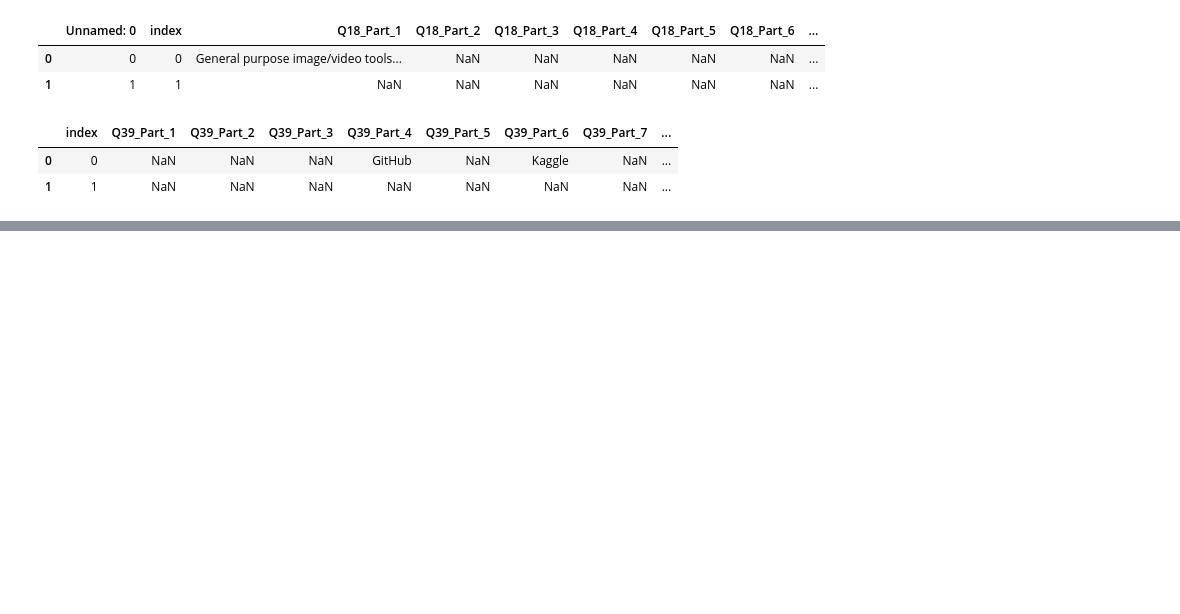
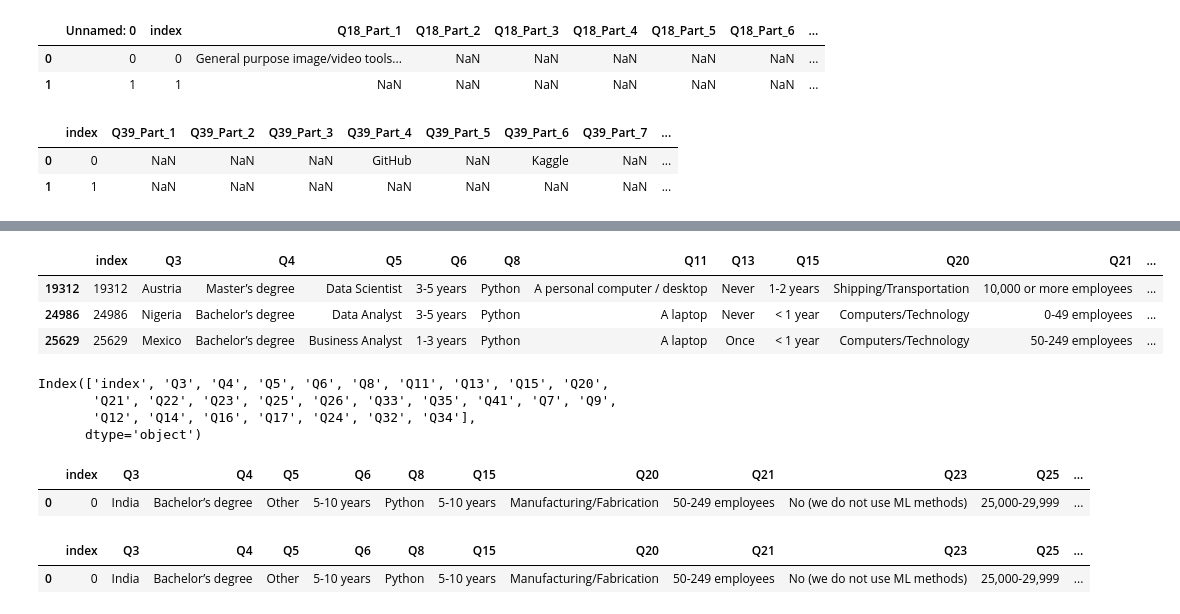
Before and after one commit to Adalab/project-da-promo-d-modulo-2-team-4, a Jupyter notebook: seleccion-columnas.ipynb, the cells around one changed output, grey strips where cells are left out. Cells and saved outputs as stored; diff of their text form; code cells hidden in the pictures; blank space fills up the shorter version.

```diff
--- a/seleccion-columnas.ipynb
+++ b/seleccion-columnas.ipynb
@@ -32,0 +54,16 @@ df_data_kaggle.head(2)
+# %%
+df_txt = pd.read_csv("archivos_originales/_data_txt_clean.txt", sep = ";")
+# %%
+df_txt.sample(3)
+# %% [output]
+|  | index | Q3 | Q4 | Q5 | Q6 | Q8 | Q11 | Q13 | Q15 | Q20 | Q21 | ... |
+| 19312 | 19312 | Austria | Master’s degree | Data Scientist | 3-5 years | Python | A personal computer / desktop | Never | 1-2 years | Shipping/Transportation | 10,000 or more employees | ... |
+| 24986 | 24986 | Nigeria | Bachelor’s degree | Data Analyst | 3-5 years | Python | A laptop | Never | < 1 year | Computers/Technology | 0-49 employees | ... |
+| 25629 | 25629 | Mexico | Bachelor’s degree | Business Analyst | 1-3 years | Python | A laptop | Once | < 1 year | Computers/Technology | 50-249 employees | ... |
+# %%
+df_txt.columns
+# %% [output]
+Index(['index', 'Q3', 'Q4', 'Q5', 'Q6', 'Q8', 'Q11', 'Q13', 'Q15', 'Q20',
+       'Q21', 'Q22', 'Q23', 'Q25', 'Q26', 'Q33', 'Q35', 'Q41', 'Q7', 'Q9',
+       'Q12', 'Q14', 'Q16', 'Q17', 'Q24', 'Q32', 'Q34'],
+      dtype='object')
@@ -32,0 +72,12 @@ df_data_kaggle.head(2)
+# %%
+df_txt.head(1)
+# %% [output]
+|  | index | Q3 | Q4 | Q5 | Q6 | Q8 | Q15 | Q20 | Q21 | Q23 | Q25 | ... |
+| 0 | 0 | India | Bachelor’s degree | Other | 5-10 years | Python | 5-10 years | Manufacturing/Fabrication | 50-249 employees | No (we do not use ML methods) | 25,000-29,999 | ... |
+# %%
+df_total = df_txt.merge(df_xml, on ="index")
+df_total = df_total.merge(df_data_kaggle, on="index")
+df_total.head(1)
+# %% [output]
+|  | index | Q3 | Q4 | Q5 | Q6 | Q8 | Q15 | Q20 | Q21 | Q23 | Q25 | ... |
+| 0 | 0 | India | Bachelor’s degree | Other | 5-10 years | Python | 5-10 years | Manufacturing/Fabrication | 50-249 employees | No (we do not use ML methods) | 25,000-29,999 | ... |
```
Also changed, not shown: parts of 9 cells of this notebook, 1 other file.
